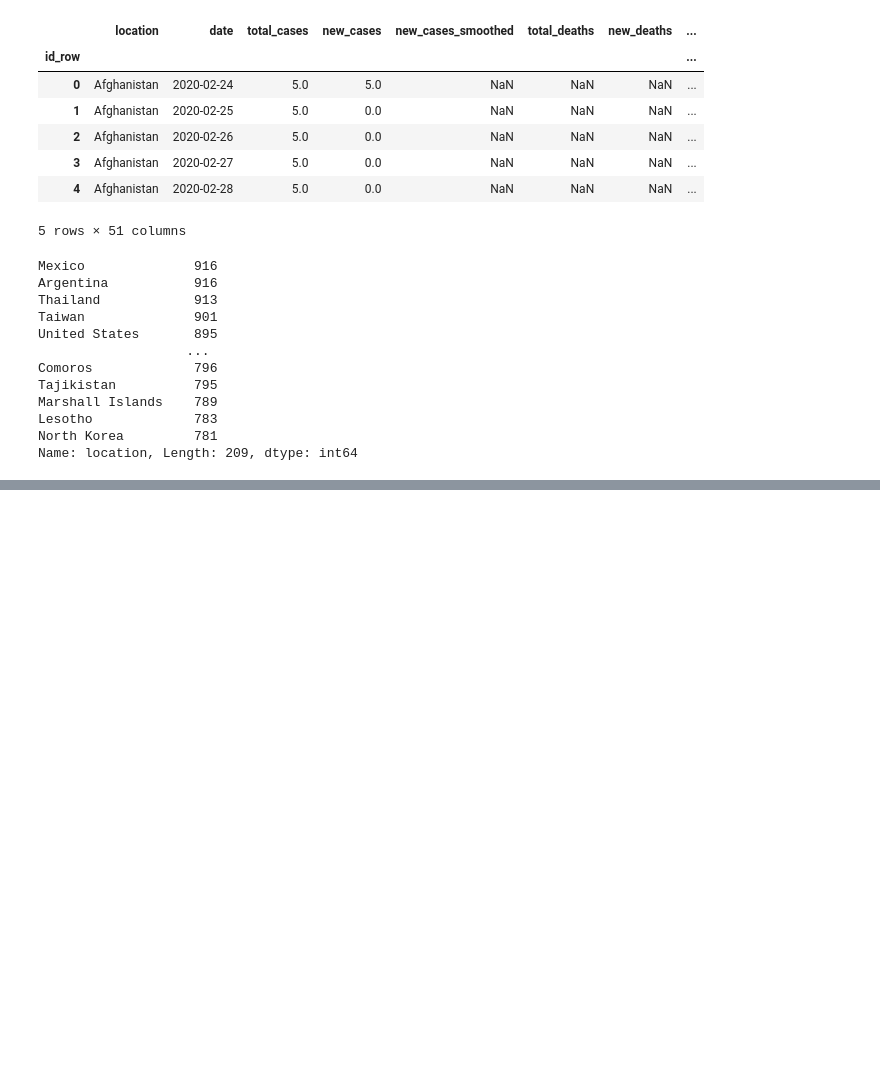
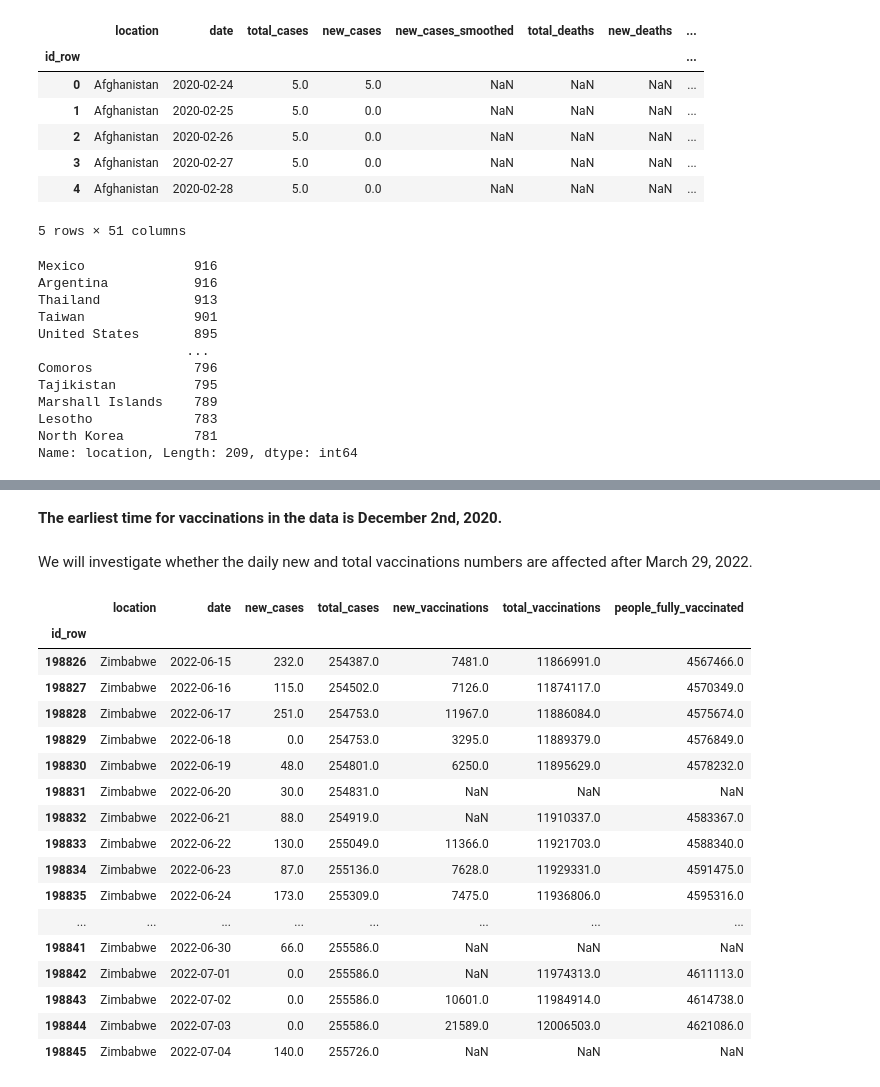
Before and after one commit to Magzzie/COVID-19_Analysis, a Jupyter notebook: COVID-19_Analysis_DB.ipynb, the cells around one changed output, grey strips where cells are left out. Drawn from its saved outputs; the diff is of its cells as text; code cells hidden in the pictures; blank space fills up the shorter version.

Commit message:
edit vaccination 1

```diff
--- a/COVID-19_Analysis_DB.ipynb
+++ b/COVID-19_Analysis_DB.ipynb
@@ -298,0 +370,26 @@ Name: location, Length: 209, dtype: int64
+# %% [markdown]
+**The earliest time for vaccinations in the data is December 2nd, 2020.**
+# %% [markdown]
+We will investigate whether the daily new and total vaccinations numbers are affected after March 29, 2022.
+# %%
+vac_df = general_2yr_df[['location', 'date', 'new_cases', 'total_cases', 'new_vaccinations','total_vaccinations', 'people_fully_vaccinated']]
+vac_df.tail(20)
+# %% [output]
+|  | location | date | new_cases | total_cases | new_vaccinations | total_vaccinations | people_fully_vaccinated |
+| id_row |  |  |  |  |  |  |  |
+| 198826 | Zimbabwe | 2022-06-15 | 232.0 | 254387.0 | 7481.0 | 11866991.0 | 4567466.0 |
+| 198827 | Zimbabwe | 2022-06-16 | 115.0 | 254502.0 | 7126.0 | 11874117.0 | 4570349.0 |
+| 198828 | Zimbabwe | 2022-06-17 | 251.0 | 254753.0 | 11967.0 | 11886084.0 | 4575674.0 |
+| 198829 | Zimbabwe | 2022-06-18 | 0.0 | 254753.0 | 3295.0 | 11889379.0 | 4576849.0 |
+| 198830 | Zimbabwe | 2022-06-19 | 48.0 | 254801.0 | 6250.0 | 11895629.0 | 4578232.0 |
+| 198831 | Zimbabwe | 2022-06-20 | 30.0 | 254831.0 | NaN | NaN | NaN |
+| 198832 | Zimbabwe | 2022-06-21 | 88.0 | 254919.0 | NaN | 11910337.0 | 4583367.0 |
+| 198833 | Zimbabwe | 2022-06-22 | 130.0 | 255049.0 | 11366.0 | 11921703.0 | 4588340.0 |
+| 198834 | Zimbabwe | 2022-06-23 | 87.0 | 255136.0 | 7628.0 | 11929331.0 | 4591475.0 |
+| 198835 | Zimbabwe | 2022-06-24 | 173.0 | 255309.0 | 7475.0 | 11936806.0 | 4595316.0 |
+| ... | ... | ... | ... | ... | ... | ... | ... |
+| 198841 | Zimbabwe | 2022-06-30 | 66.0 | 255586.0 | NaN | NaN | NaN |
+| 198842 | Zimbabwe | 2022-07-01 | 0.0 | 255586.0 | NaN | 11974313.0 | 4611113.0 |
+| 198843 | Zimbabwe | 2022-07-02 | 0.0 | 255586.0 | 10601.0 | 11984914.0 | 4614738.0 |
+| 198844 | Zimbabwe | 2022-07-03 | 0.0 | 255586.0 | 21589.0 | 12006503.0 | 4621086.0 |
+| 198845 | Zimbabwe | 2022-07-04 | 140.0 | 255726.0 | NaN | NaN | NaN |
```
Also changed, not shown: parts of 20 cells of this notebook.
